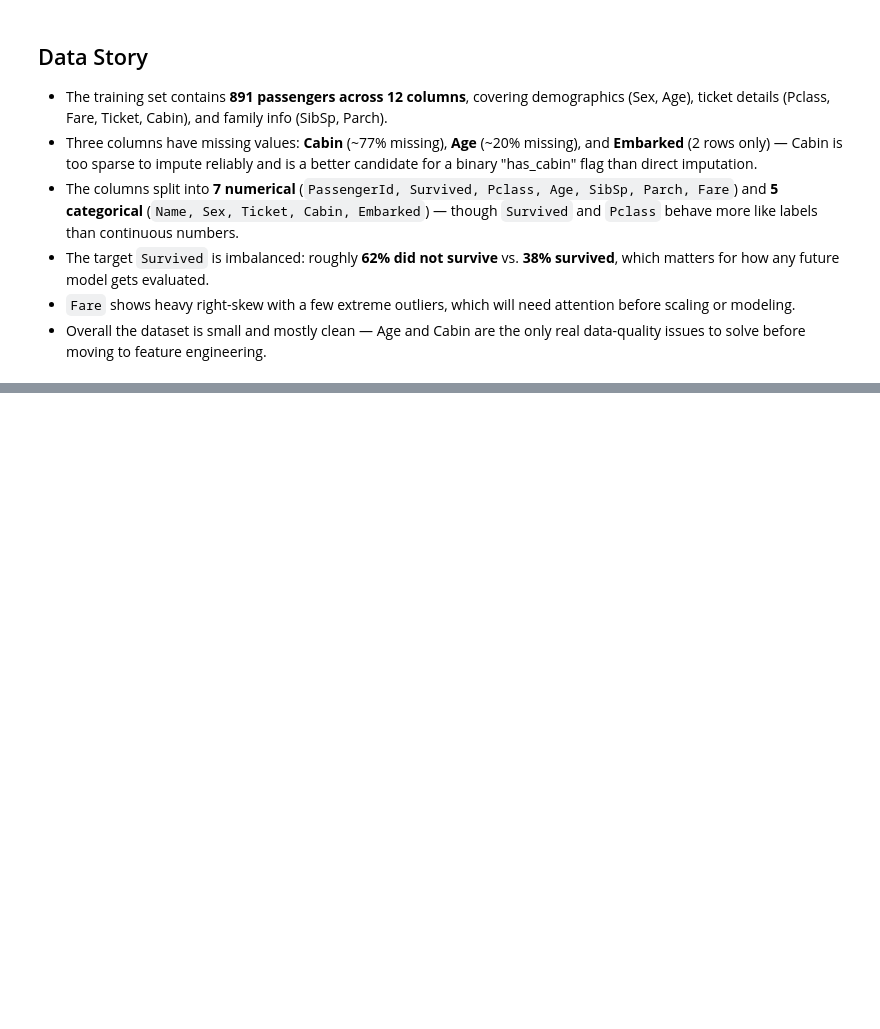
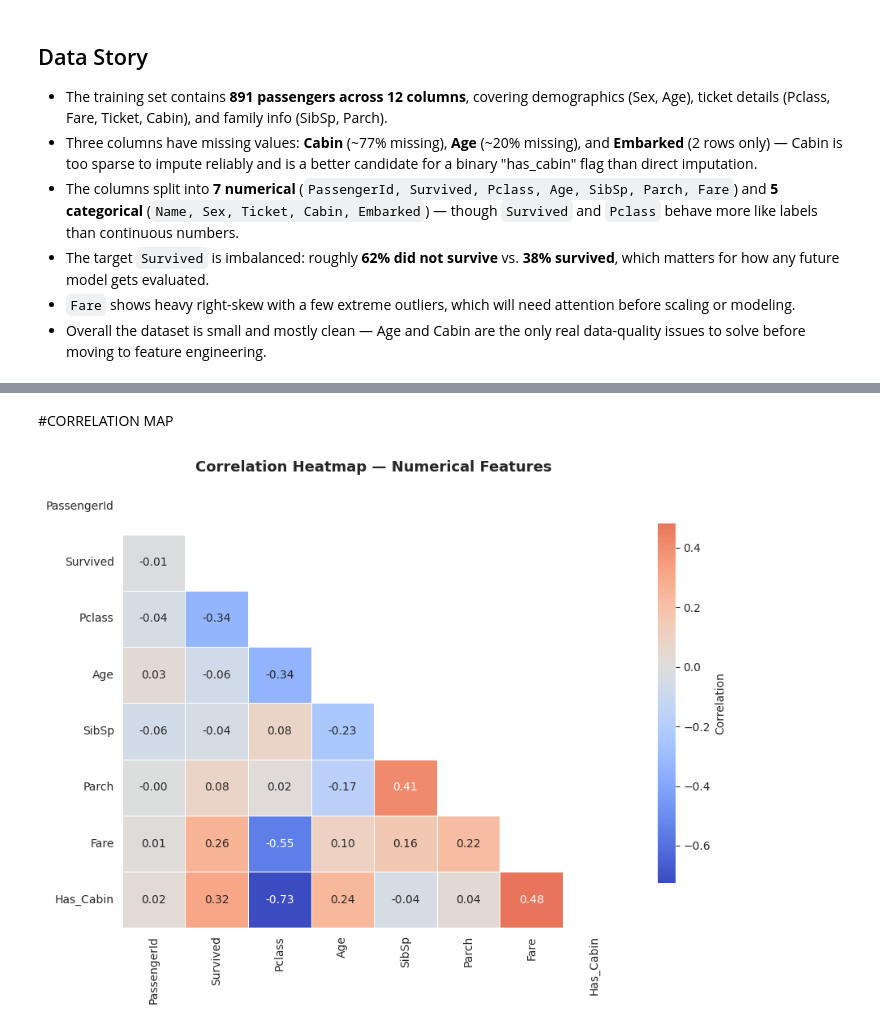
Before and after one commit to huzaifa505694/NeuroFive-ML-Track, a Jupyter notebook: NeuroFive-ML-Track.ipynb, the cells around one changed output, grey strips where cells are left out. Saved outputs shown, nothing was run; the diff lists cells and outputs as text; code cells hidden in the pictures; blank space fills up the shorter version.

```diff
--- a/NeuroFive-ML-Track.ipynb
+++ b/NeuroFive-ML-Track.ipynb
@@ -83,0 +199,22 @@ Categorical columns (5): ['Name', 'Sex', 'Ticket', 'Cabin', 'Embarked']
+# %% [markdown]
+#CORRELATION MAP
+# %%
+sns.set_style("white")
+fig, ax = plt.subplots(figsize=(9, 7))
+
+numeric_df = df.select_dtypes(include=np.number)
+corr = numeric_df.corr()
+mask = np.triu(np.ones_like(corr, dtype=bool))
+
+sns.heatmap(
+    corr, mask=mask, annot=True, fmt=".2f", cmap="coolwarm", center=0,
+    linewidths=0.5, linecolor="white",
+    cbar_kws={"shrink": 0.8, "label": "Correlation"},
+    ax=ax
+)
+
+ax.set_title("Correlation Heatmap — Numerical Features", fontsize=13, fontweight="bold")
+plt.tight_layout()
+plt.show()
+# %% [output]
+[figure, added]
```
Also changed, not shown: parts of 12 cells of this notebook.
